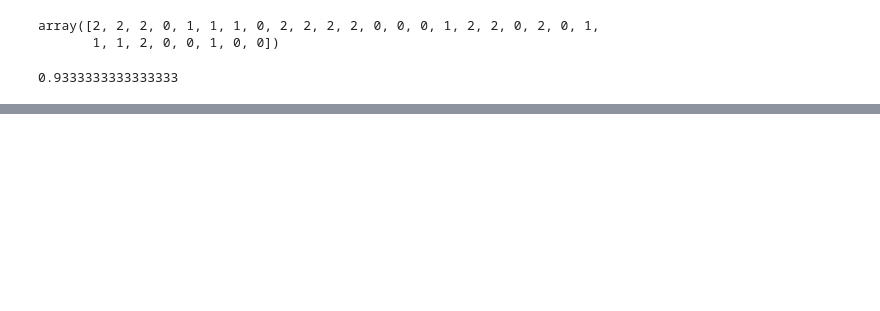
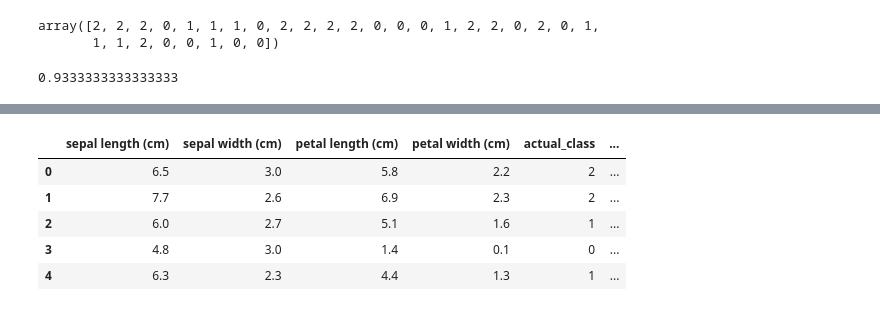
Before and after one commit to Sm1321/9.MLOPS, a Jupyter notebook: 1-MLproject/gettingstarted.ipynb, the cells around one changed output, grey strips where cells are left out. Drawn from its saved outputs; the diff is of its cells as text; code cells hidden in the pictures; blank space fills up the shorter version.

```diff
--- a/1-MLproject/gettingstarted.ipynb
+++ b/1-MLproject/gettingstarted.ipynb
@@ -125,0 +225,9 @@ print(accuracy)
+# %%
+result[:5]
+# %% [output]
+|  | sepal length (cm) | sepal width (cm) | petal length (cm) | petal width (cm) | actual_class | ... |
+| 0 | 6.5 | 3.0 | 5.8 | 2.2 | 2 | ... |
+| 1 | 7.7 | 2.6 | 6.9 | 2.3 | 2 | ... |
+| 2 | 6.0 | 2.7 | 5.1 | 1.6 | 1 | ... |
+| 3 | 4.8 | 3.0 | 1.4 | 0.1 | 0 | ... |
+| 4 | 6.3 | 2.3 | 4.4 | 1.3 | 1 | ... |
```
Also changed, not shown: parts of 9 cells of this notebook.
